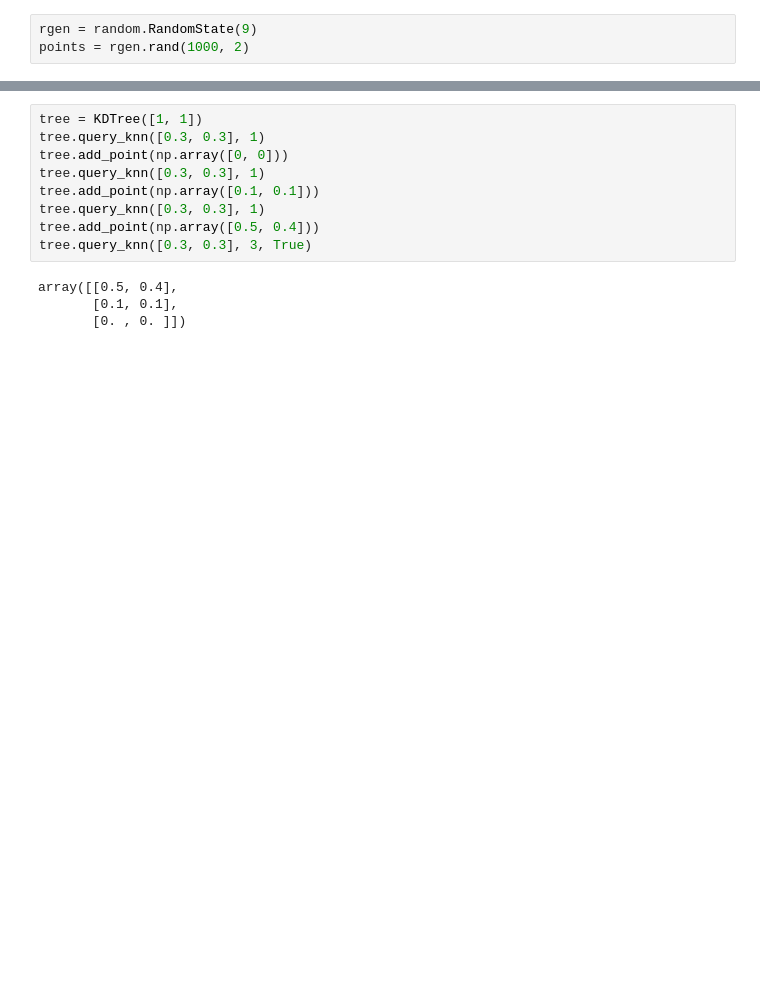
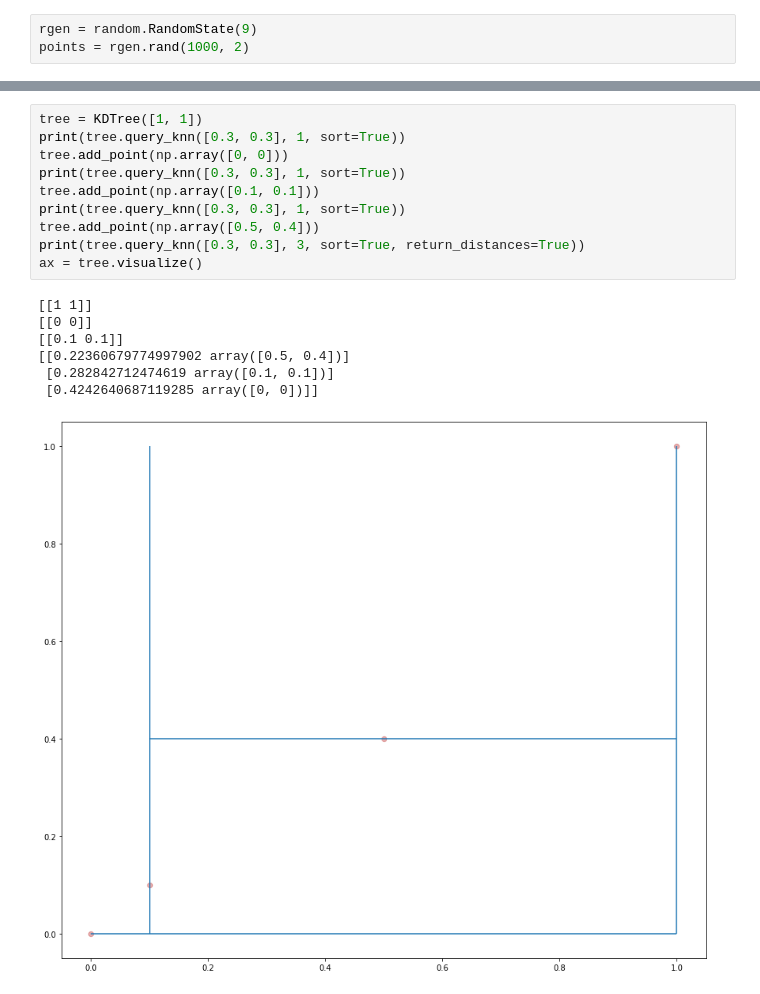
Before and after one commit to gittasche/kd-tree, a Jupyter notebook: example.ipynb, the cells around one changed output, grey strips where cells are left out. Saved outputs shown, nothing was run; the diff lists cells and outputs as text; blank space fills up the shorter version.

```diff
--- a/example.ipynb
+++ b/example.ipynb
@@ -22,13 +44,18 @@ plt.show()
 # %%
 tree = KDTree([1, 1])
-tree.query_knn([0.3, 0.3], 1)
+print(tree.query_knn([0.3, 0.3], 1, sort=True))
 tree.add_point(np.array([0, 0]))
-tree.query_knn([0.3, 0.3], 1)
+print(tree.query_knn([0.3, 0.3], 1, sort=True))
 tree.add_point(np.array([0.1, 0.1]))
-tree.query_knn([0.3, 0.3], 1)
+print(tree.query_knn([0.3, 0.3], 1, sort=True))
 tree.add_point(np.array([0.5, 0.4]))
-tree.query_knn([0.3, 0.3], 3, True)
+print(tree.query_knn([0.3, 0.3], 3, sort=True, return_distances=True))
+ax = tree.visualize()
 # %% [output]
-array([[0.5, 0.4],
-       [0.1, 0.1],
-       [0. , 0. ]])
+[[1 1]]
+[[0 0]]
+[[0.1 0.1]]
+[[0.22360679774997902 array([0.5, 0.4])]
+ [0.282842712474619 array([0.1, 0.1])]
+ [0.4242640687119285 array([0, 0])]]
+[figure, added]
```
Also changed, not shown: parts of 8 cells of this notebook, 2 other files.
